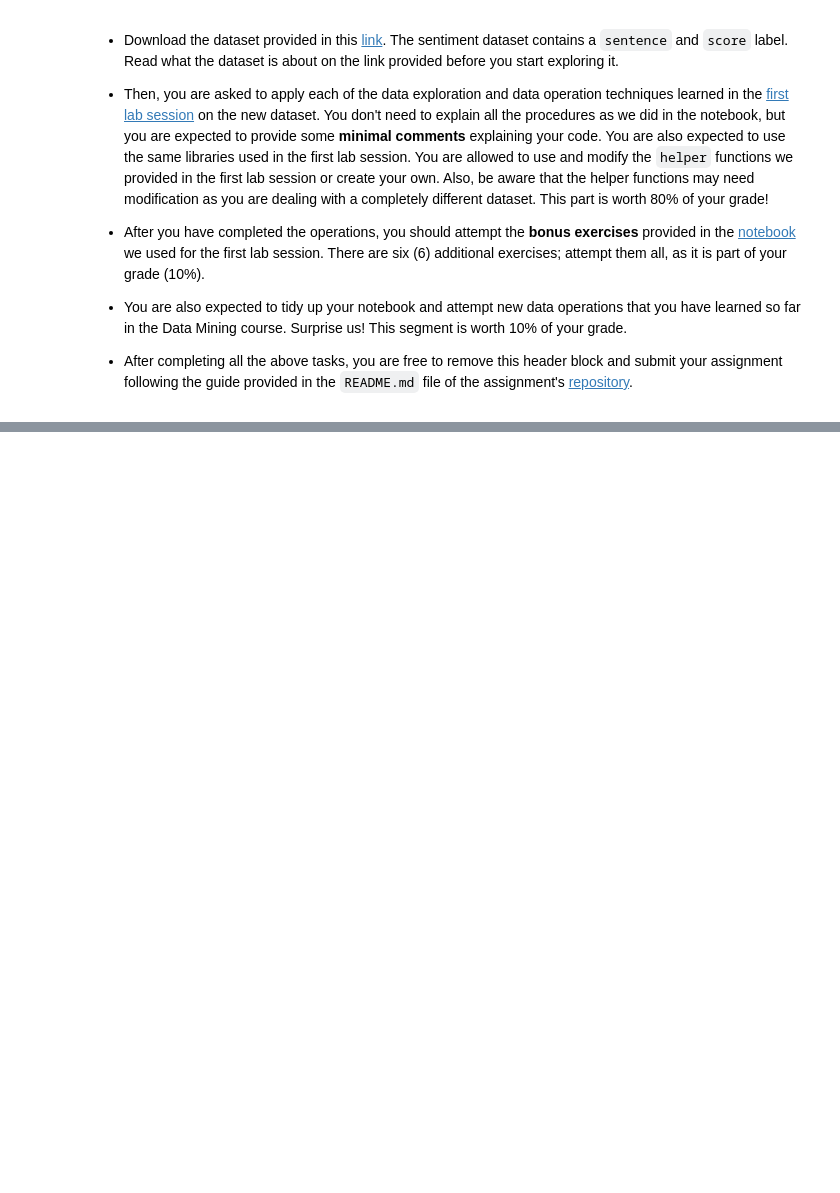
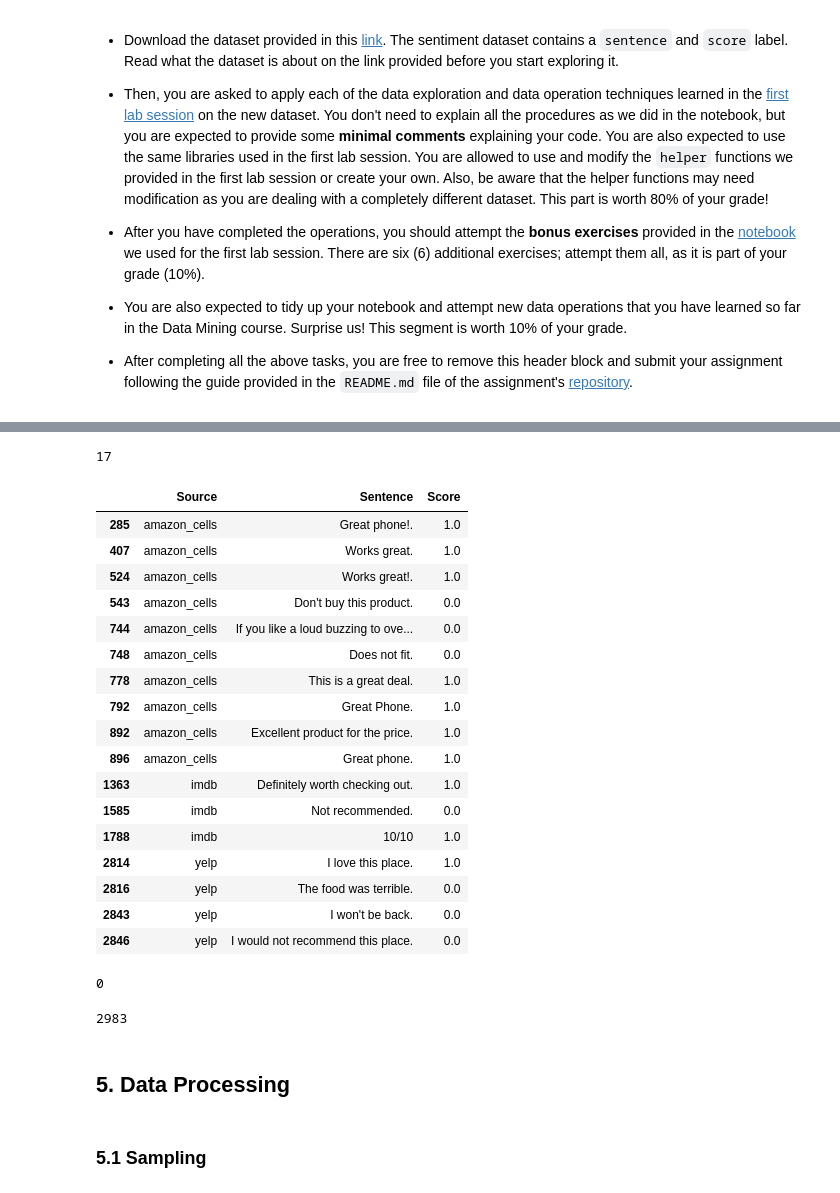
Before and after one commit to niraj221/data_mining_hw_1, a Jupyter notebook: hw_1.ipynb, the cells around one changed output, grey strips where cells are left out. Saved outputs shown, nothing was run; the diff lists cells and outputs as text; code cells hidden in the pictures; blank space fills up the shorter version.

Commit message:
Try missing values, delete duplicate data and sampling graphs
Try missing values, delete duplicate data and sampling graphs

```diff
--- a/hw_1.ipynb
+++ b/hw_1.ipynb
@@ -96,0 +63,3 @@ data_train[0:10]
+# %%
+# Obtain the data trail using csv file in "dataset" folder
+X = pd.read_csv("dataset/dataset.csv",delimiter="|")
@@ -96,0 +190,3 @@ data_train[0:10]
+# %%
+# Generate 300 rows of dummy data with missing values in our dataset
+dummy_data = dmh.add_dummy_data({'Source': "dummy_site", 'Sentence': 'dummy_sentences', "Score" : 1}, 300, True)
@@ -96,0 +213,2 @@ data_train[0:10]
+# %%
+X = X.append(dummy_data,ignore_index=True)
@@ -96,0 +227,3 @@ data_train[0:10]
+# %%
+# Clear data of missing values
+X.dropna(inplace=True)
@@ -96,0 +263,26 @@ data_train[0:10]
+# %%
+sum(X.duplicated())
+# %% [output]
+17
+# %%
+# Show duplicates NEW QUERY :)
+X[X.duplicated(keep="first")]
+# %% [output]
+|  | Source | Sentence | Score |
+| 285 | amazon_cells | Great phone!. | 1.0 |
+| 407 | amazon_cells | Works great. | 1.0 |
+| 524 | amazon_cells | Works great!. | 1.0 |
+| 543 | amazon_cells | Don't buy this product. | 0.0 |
+| 744 | amazon_cells | If you like a loud buzzing to ove... | 0.0 |
+| 748 | amazon_cells | Does not fit. | 0.0 |
+| 778 | amazon_cells | This is a great deal. | 1.0 |
+| 792 | amazon_cells | Great Phone. | 1.0 |
+| 892 | amazon_cells | Excellent product for the price. | 1.0 |
+| 896 | amazon_cells | Great phone. | 1.0 |
+| 1363 | imdb | Definitely worth checking out. | 1.0 |
+| 1585 | imdb | Not recommended. | 0.0 |
+| 1788 | imdb | 10/10 | 1.0 |
+| 2814 | yelp | I love this place. | 1.0 |
+| 2816 | yelp | The food was terrible. | 0.0 |
+| 2843 | yelp | I won't be back. | 0.0 |
+| 2846 | yelp | I would not recommend this place. | 0.0 |
@@ -96,0 +292,12 @@ data_train[0:10]
+# %%
+sum(X.duplicated())
+# %% [output]
+0
+# %%
+len(X)
+# %% [output]
+2983
+# %% [markdown]
+## 5. Data Processing
+# %% [markdown]
+### 5.1 Sampling
```
Also changed, not shown: parts of 41 cells of this notebook, 2 other files.
